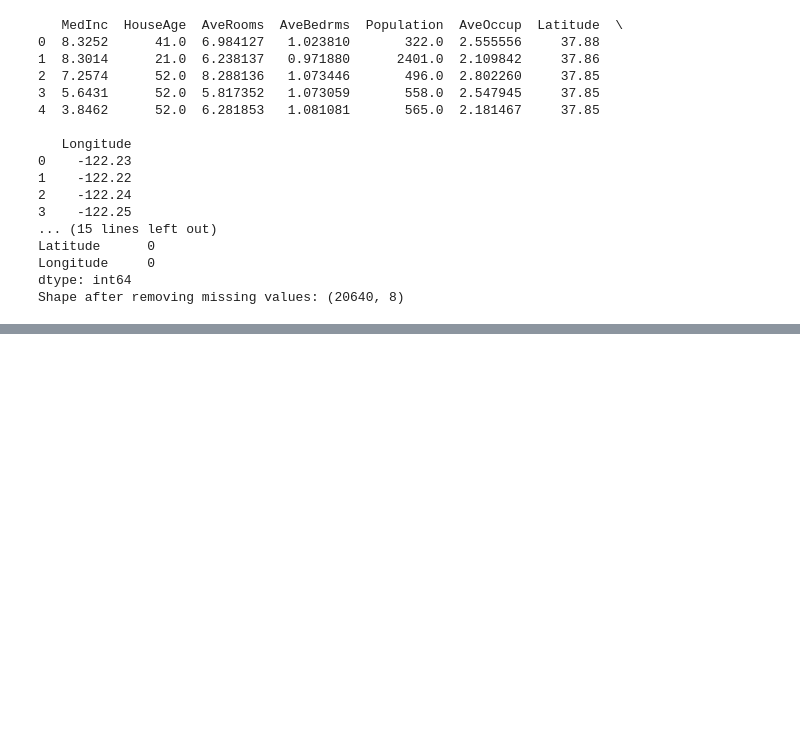
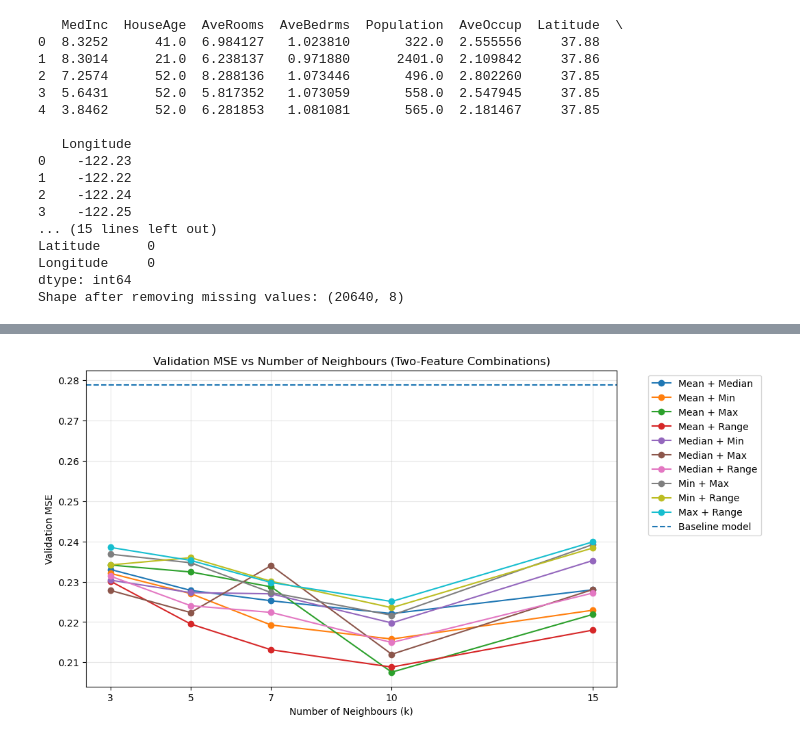
Before and after one commit to xfsd1448-uol/2603-Group-Project, a Jupyter notebook: main.ipynb, the cells around one changed output, grey strips where cells are left out. Cells and saved outputs as stored; diff of their text form; code cells hidden in the pictures; blank space fills up the shorter version.

```diff
--- a/main.ipynb
+++ b/main.ipynb
@@ -491,0 +949,37 @@ Delta Test MSE (Enhanced - Baseline): -0.07022940841119521
+# %%
+# ============================================================
+# Figure 2: Validation MSE vs number of neighbours (k)
+# All 2-feature combinations
+# ============================================================
+
+plt.figure(figsize=(10, 6))
+
+for combo_name in results_k_feature_df["combo"].unique():
+    subset = results_k_feature_df[
+        results_k_feature_df["combo"] == combo_name
+    ].sort_values("k")
+
+    plt.plot(
+        subset["k"],
+        subset["val_mse"],
+        marker="o",
+        label=combo_name
+    )
+
+baseline_val_mse = mean_squared_error(y_val, model.predict(X_val))
+
+plt.axhline(
+    y=baseline_val_mse,
+    linestyle="--",
+    label="Baseline model"
+)
+
+plt.xlabel("Number of Neighbours (k)")
+plt.ylabel("Validation MSE")
+plt.title("Validation MSE vs Number of Neighbours (Two-Feature Combinations)")
+plt.xticks(sorted(results_k_feature_df["k"].unique()))
+plt.legend(bbox_to_anchor=(1.05, 1), loc="upper left")
+plt.grid(True, alpha=0.3)
+plt.show()
+# %% [output]
+[figure, added]
```
Also changed, not shown: parts of 7 cells of this notebook.
